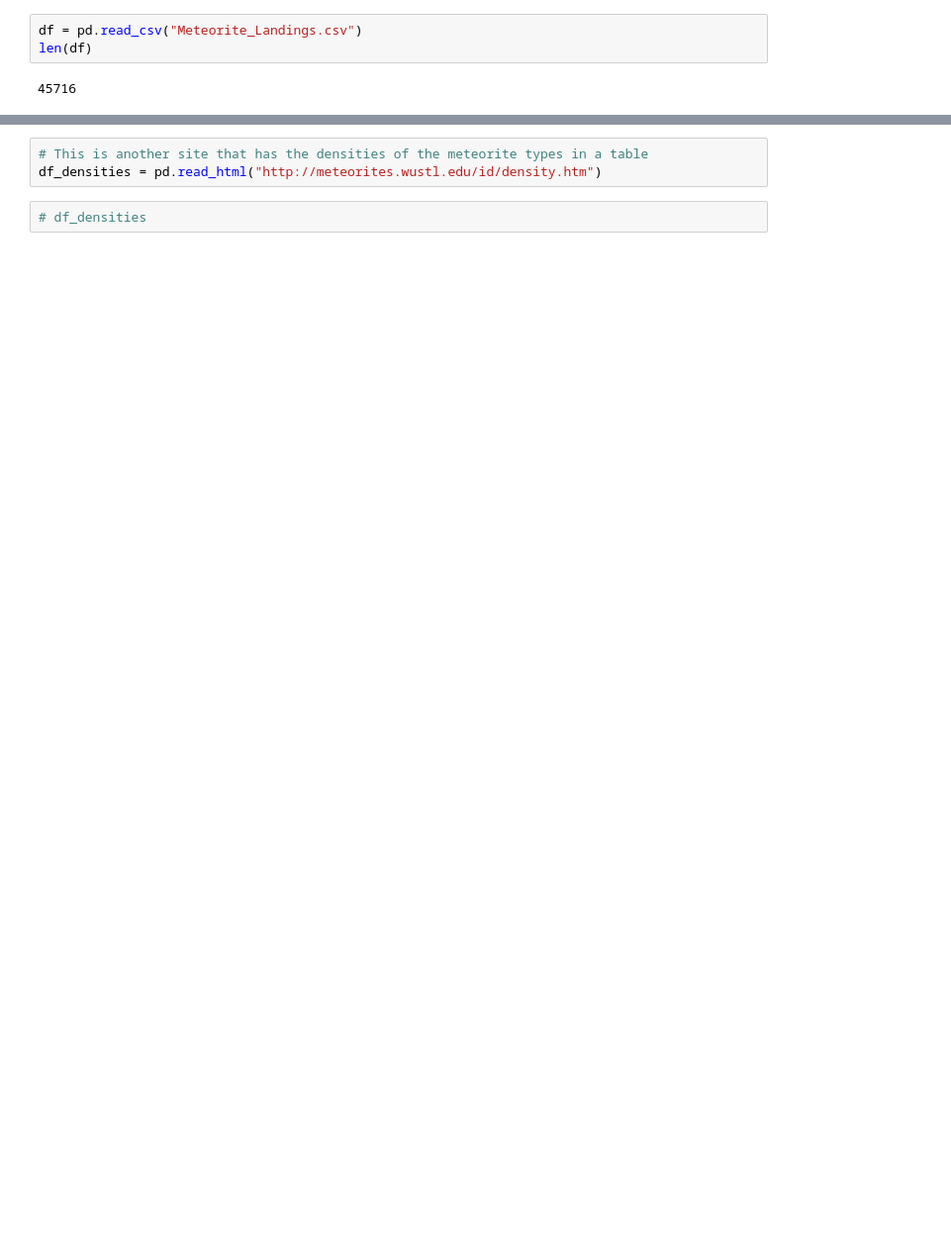
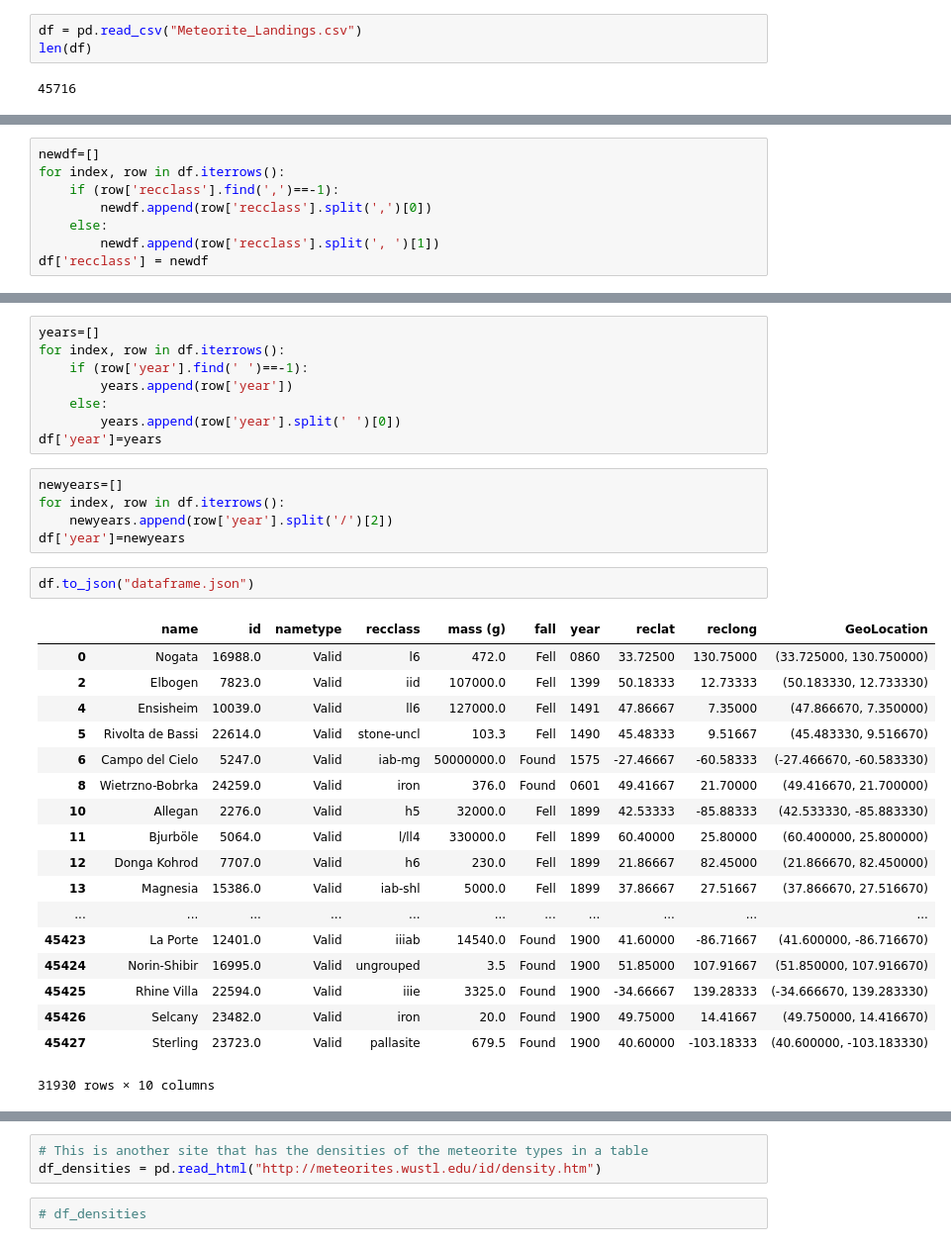
Before and after one commit to AbrahamEapen/M.I.P., a Jupyter notebook: dataExploration.ipynb, the cells around one changed output, grey strips where cells are left out. Shown: that part at 99% size. Drawn from its saved outputs; the diff is of its cells as text; blank space fills up the shorter version.

Commit message:
dataframe json added and data cleaned

```diff
--- a/dataExploration.ipynb
+++ b/dataExploration.ipynb
@@ -31,3 +33,11 @@ df
 | 45426 | Selcany | 23482.0 | Valid | iron | 20.0 | Found | 1/1/1900 | 49.75000 | 14.41667 | (49.750000, 14.416670) |
 | 45427 | Sterling | 23723.0 | Valid | pallasite | 679.5 | Found | 1/1/1900 | 40.60000 | -103.18333 | (40.600000, -103.183330) |
 31930 rows × 10 columns
+# %%
+newdf=[]
+for index, row in df.iterrows():
+    if (row['recclass'].find(',')==-1):
+        newdf.append(row['recclass'].split(',')[0])
+    else:
+        newdf.append(row['recclass'].split(', ')[1])
+df['recclass'] = newdf
@@ -33,0 +52,34 @@ df
+# %%
+years=[]
+for index, row in df.iterrows():
+    if (row['year'].find(' ')==-1):
+        years.append(row['year'])
+    else:
+        years.append(row['year'].split(' ')[0])
+df['year']=years
+# %%
+newyears=[]
+for index, row in df.iterrows():
+    newyears.append(row['year'].split('/')[2])
+df['year']=newyears
+# %%
+df.to_json("dataframe.json")
+# %% [output]
+|  | name | id | nametype | recclass | mass (g) | fall | year | reclat | reclong | GeoLocation |
+| 0 | Nogata | 16988.0 | Valid | l6 | 472.0 | Fell | 0860 | 33.72500 | 130.75000 | (33.725000, 130.750000) |
+| 2 | Elbogen | 7823.0 | Valid | iid | 107000.0 | Fell | 1399 | 50.18333 | 12.73333 | (50.183330, 12.733330) |
+| 4 | Ensisheim | 10039.0 | Valid | ll6 | 127000.0 | Fell | 1491 | 47.86667 | 7.35000 | (47.866670, 7.350000) |
+| 5 | Rivolta de Bassi | 22614.0 | Valid | stone-uncl | 103.3 | Fell | 1490 | 45.48333 | 9.51667 | (45.483330, 9.516670) |
+| 6 | Campo del Cielo | 5247.0 | Valid | iab-mg | 50000000.0 | Found | 1575 | -27.46667 | -60.58333 | (-27.466670, -60.583330) |
+| 8 | Wietrzno-Bobrka | 24259.0 | Valid | iron | 376.0 | Found | 0601 | 49.41667 | 21.70000 | (49.416670, 21.700000) |
+| 10 | Allegan | 2276.0 | Valid | h5 | 32000.0 | Fell | 1899 | 42.53333 | -85.88333 | (42.533330, -85.883330) |
+| 11 | Bjurböle | 5064.0 | Valid | l/ll4 | 330000.0 | Fell | 1899 | 60.40000 | 25.80000 | (60.400000, 25.800000) |
+| 12 | Donga Kohrod | 7707.0 | Valid | h6 | 230.0 | Fell | 1899 | 21.86667 | 82.45000 | (21.866670, 82.450000) |
+| 13 | Magnesia | 15386.0 | Valid | iab-shl | 5000.0 | Fell | 1899 | 37.86667 | 27.51667 | (37.866670, 27.516670) |
+| ... | ... | ... | ... | ... | ... | ... | ... | ... | ... | ... |
+| 45423 | La Porte | 12401.0 | Valid | iiiab | 14540.0 | Found | 1900 | 41.60000 | -86.71667 | (41.600000, -86.716670) |
+| 45424 | Norin-Shibir | 16995.0 | Valid | ungrouped | 3.5 | Found | 1900 | 51.85000 | 107.91667 | (51.850000, 107.916670) |
+| 45425 | Rhine Villa | 22594.0 | Valid | iiie | 3325.0 | Found | 1900 | -34.66667 | 139.28333 | (-34.666670, 139.283330) |
+| 45426 | Selcany | 23482.0 | Valid | iron | 20.0 | Found | 1900 | 49.75000 | 14.41667 | (49.750000, 14.416670) |
+| 45427 | Sterling | 23723.0 | Valid | pallasite | 679.5 | Found | 1900 | 40.60000 | -103.18333 | (40.600000, -103.183330) |
+31930 rows × 10 columns
```
Also changed, not shown: parts of 6 cells of this notebook, 2 other files.
